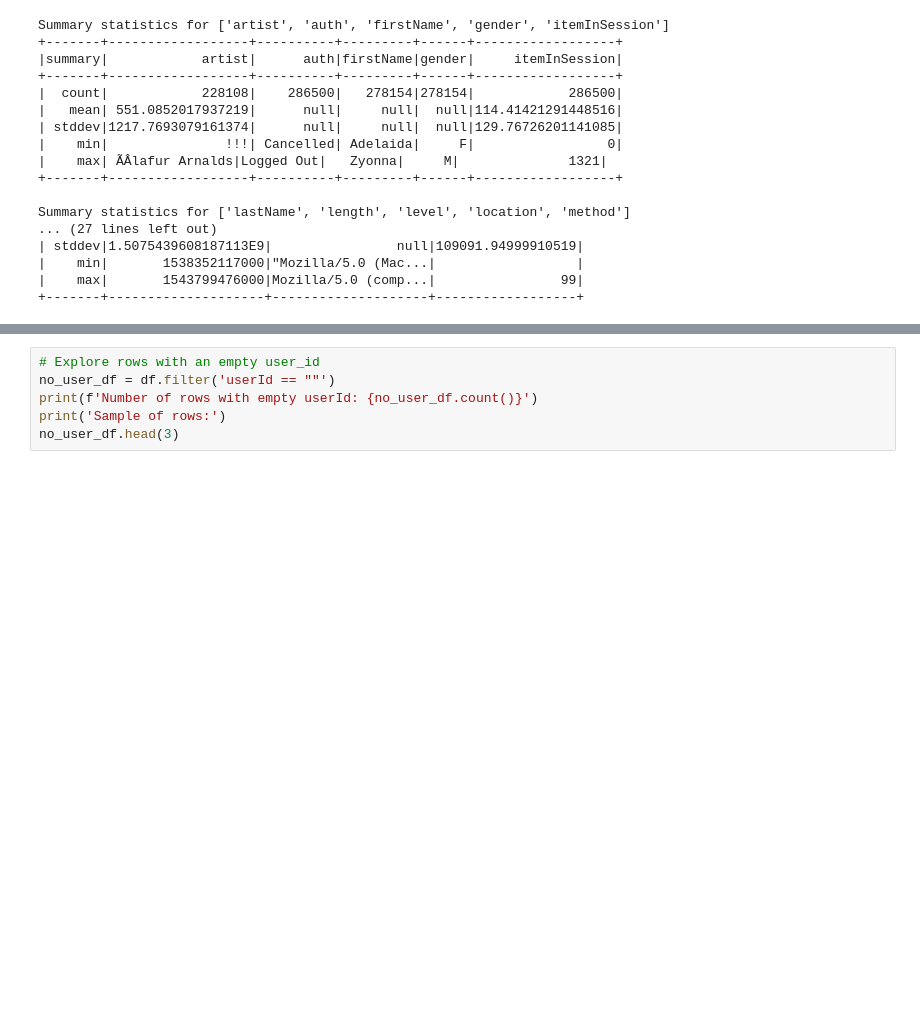
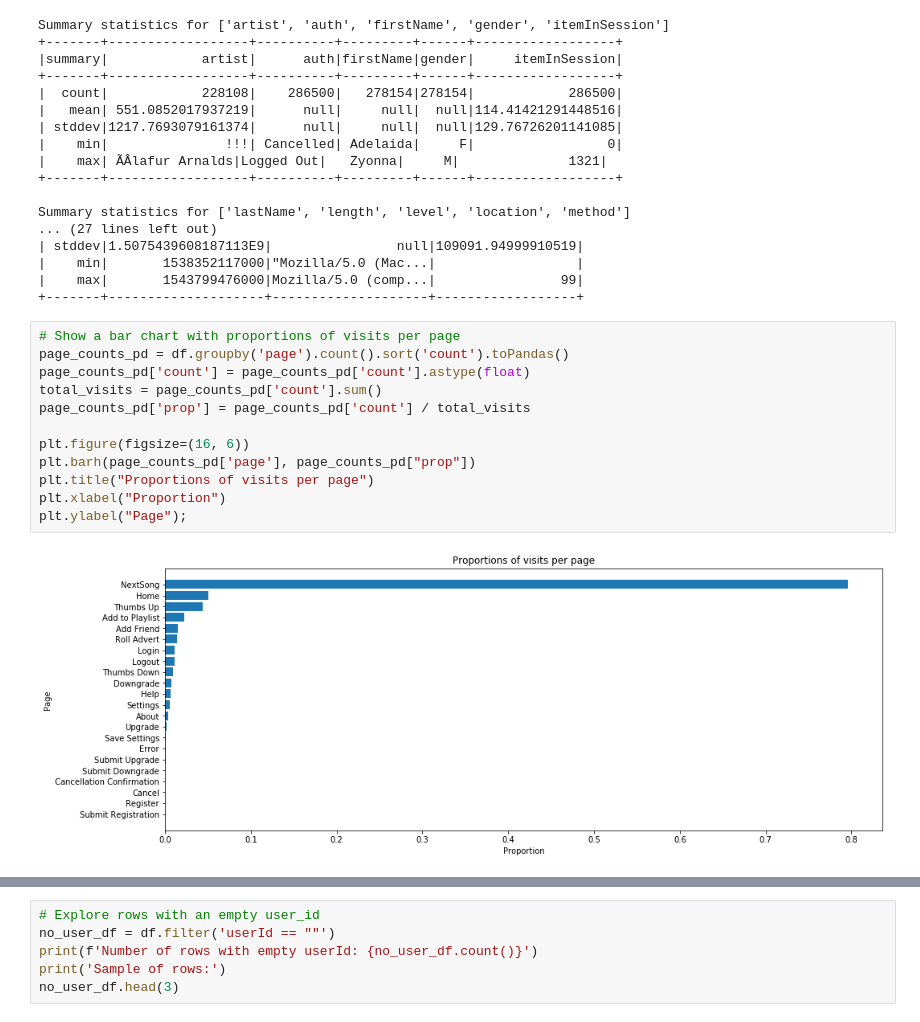
Before and after one commit to ojcastillo/sparkify, a Jupyter notebook: sparkify_notebook.ipynb, the cells around one changed output, grey strips where cells are left out. Saved outputs shown, nothing was run; the diff lists cells and outputs as text; blank space fills up the shorter version.

Commit message:
misc: Add visualizations to the notebook

```diff
--- a/sparkify_notebook.ipynb
+++ b/sparkify_notebook.ipynb
@@ -110,3 +113,17 @@ Summary statistics for ['lastName', 'length', 'level', 'location', 'method']
 |    min|       1538352117000|"Mozilla/5.0 (Mac...|                  |
 |    max|       1543799476000|Mozilla/5.0 (comp...|                99|
 +-------+--------------------+--------------------+------------------+
+# %%
+# Show a bar chart with proportions of visits per page
+page_counts_pd = df.groupby('page').count().sort('count').toPandas()
+page_counts_pd['count'] = page_counts_pd['count'].astype(float)
+total_visits = page_counts_pd['count'].sum()
+page_counts_pd['prop'] = page_counts_pd['count'] / total_visits
+
+plt.figure(figsize=(16, 6))
+plt.barh(page_counts_pd['page'], page_counts_pd["prop"])
+plt.title("Proportions of visits per page")
+plt.xlabel("Proportion")
+plt.ylabel("Page");
+# %% [output]
+[figure, added]
```
Also changed, not shown: parts of 5 cells of this notebook, 1 other file.
